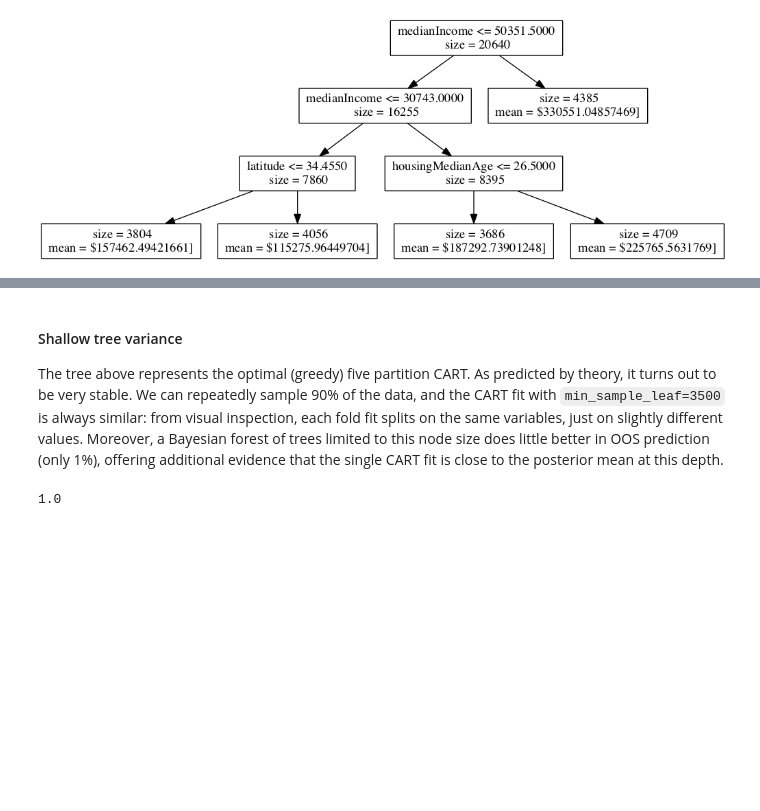
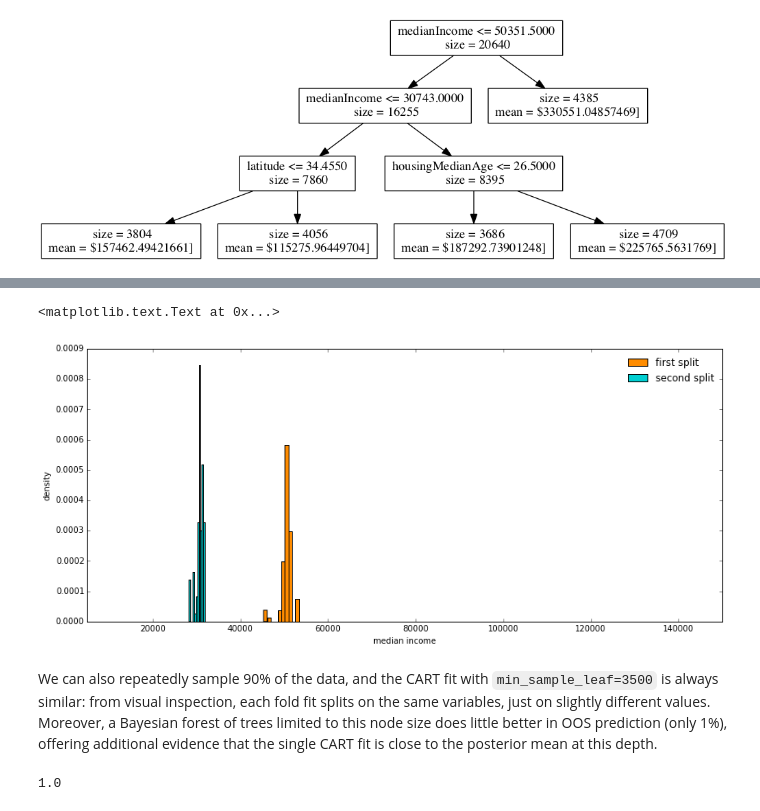
Before and after one commit to TaddyLab/bayesian-forest, a Jupyter notebook: bayesforest.ipynb, the cells around one changed output, grey strips where cells are left out. Cells and saved outputs as stored; diff of their text form; code cells hidden in the pictures; blank space fills up the shorter version.

Commit message:
tree stats

```diff
--- a/bayesforest.ipynb
+++ b/bayesforest.ipynb
@@ -584,0 +591,4 @@ Image(filename='graphs/catrunk.png')
+# %%
+cah_forest = ensemble.RandomForestRegressor(n_estimators=100, bootstrap=2, n_jobs=4,
+                                           min_samples_leaf=3500)
+cah_forest.fit(Xh,yh)
@@ -585,7 +649,20 @@ Image(filename='graphs/catrunk.png')
+# %%
+
+loc0 = [ t.tree_.threshold[0] for t in trees ]
+loc1 = [ t.tree_.threshold[1] for t in trees ]
+
+xlim = [min(Xh['medianIncome']),max(Xh['medianIncome'])]
+plt.hist(loc0,color="darkorange",normed=True,label="first split")
+plt.hist(loc1,color="darkturquoise",normed=True,label="second split")
+plt.xlim(xlim)
+plt.legend(frameon=False, loc='upper right')
+plt.xlabel("median income")
+plt.ylabel("density")
+# %% [output]
+<matplotlib.text.Text at 0x...>
+[figure, added]
 # %% [markdown]
-#### Shallow tree variance
-
-The tree above represents the optimal (greedy) five partition CART.  As predicted by theory, it turns out to be very stable.  We can repeatedly sample 90% of the data, and the CART fit with `min_sample_leaf=3500` is always similar: from visual inspection, each fold fit splits on the same variables, just on slightly different values.  Moreover, a Bayesian forest of trees limited to this node size does little better in OOS prediction (only 1%), offering additional evidence that the single CART fit is close to the posterior mean at this depth.
+We can also repeatedly sample 90% of the data, and the CART fit with `min_sample_leaf=3500` is always similar: from visual inspection, each fold fit splits on the same variables, just on slightly different values.  Moreover, a Bayesian forest of trees limited to this node size does little better in OOS prediction (only 1%), offering additional evidence that the single CART fit is close to the posterior mean at this depth.
 # %%
 ne = 100
 msl = 3500
```
Also changed, not shown: parts of 10 cells of this notebook.
